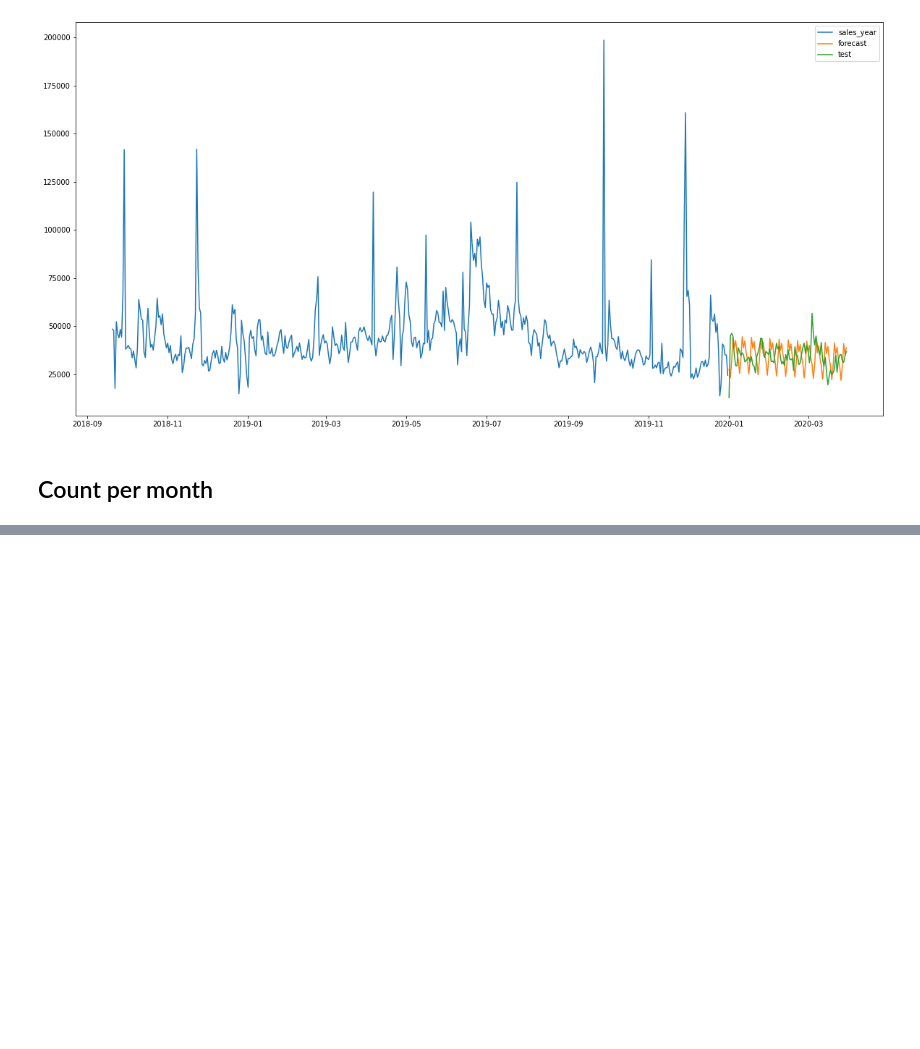
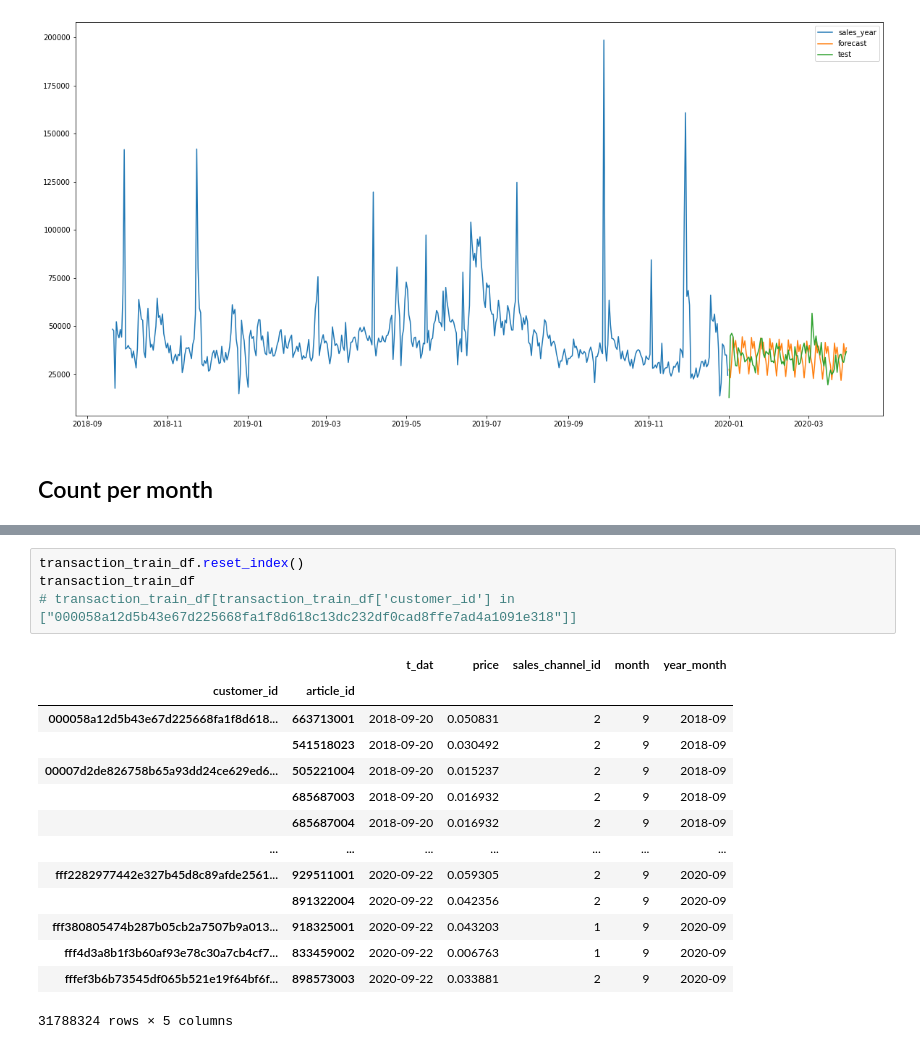
Before and after one commit to owl2/kaggle, a Jupyter notebook: hm/exploration.ipynb, the cells around one changed output, grey strips where cells are left out. Saved outputs shown, nothing was run; the diff lists cells and outputs as text; blank space fills up the shorter version.

```diff
--- a/hm/exploration.ipynb
+++ b/hm/exploration.ipynb
@@ -225,0 +251,19 @@ See the caveats in the documentation: https://pandas.pydata.org/pandas-docs/stab
+# %%
+transaction_train_df.reset_index()
+transaction_train_df
+# transaction_train_df[transaction_train_df['customer_id'] in ["000058a12d5b43e67d225668fa1f8d618c13dc232df0cad8ffe7ad4a1091e318"]]
+# %% [output]
+|  |  | t_dat | price | sales_channel_id | month | year_month |
+| customer_id | article_id |  |  |  |  |  |
+| 000058a12d5b43e67d225668fa1f8d618... | 663713001 | 2018-09-20 | 0.050831 | 2 | 9 | 2018-09 |
+|  | 541518023 | 2018-09-20 | 0.030492 | 2 | 9 | 2018-09 |
+| 00007d2de826758b65a93dd24ce629ed6... | 505221004 | 2018-09-20 | 0.015237 | 2 | 9 | 2018-09 |
+|  | 685687003 | 2018-09-20 | 0.016932 | 2 | 9 | 2018-09 |
+|  | 685687004 | 2018-09-20 | 0.016932 | 2 | 9 | 2018-09 |
+| ... | ... | ... | ... | ... | ... | ... |
+| fff2282977442e327b45d8c89afde2561... | 929511001 | 2020-09-22 | 0.059305 | 2 | 9 | 2020-09 |
+|  | 891322004 | 2020-09-22 | 0.042356 | 2 | 9 | 2020-09 |
+| fff380805474b287b05cb2a7507b9a013... | 918325001 | 2020-09-22 | 0.043203 | 1 | 9 | 2020-09 |
+| fff4d3a8b1f3b60af93e78c30a7cb4cf7... | 833459002 | 2020-09-22 | 0.006763 | 1 | 9 | 2020-09 |
+| fffef3b6b73545df065b521e19f64bf6f... | 898573003 | 2020-09-22 | 0.033881 | 2 | 9 | 2020-09 |
+31788324 rows × 5 columns
```
Also changed, not shown: parts of 6 cells of this notebook, 2 other files.
